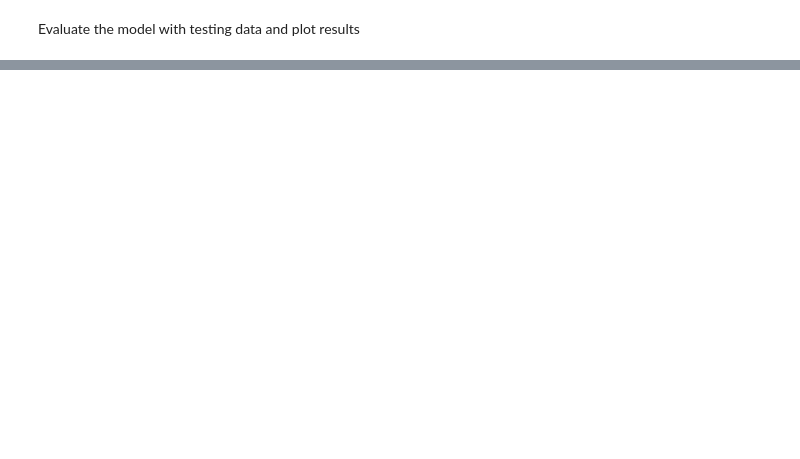
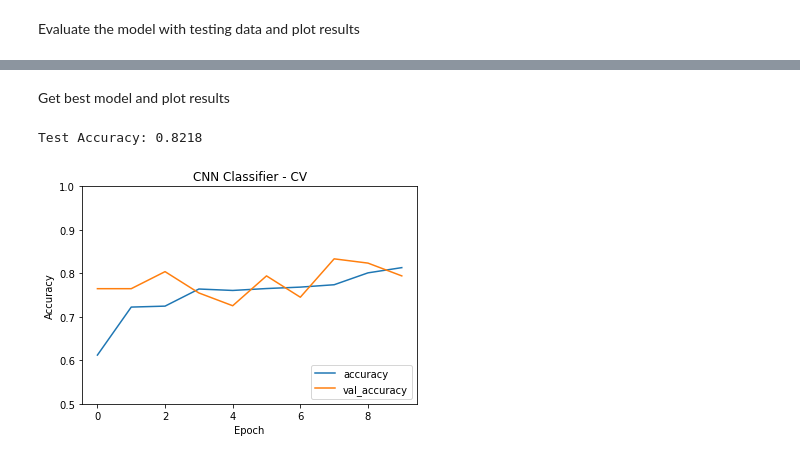
Before and after one commit to gdosulli/CS254_COVID, a Jupyter notebook: GOBT_CS254_MLCOVID.ipynb, the cells around one changed output, grey strips where cells are left out. Cells and saved outputs as stored; diff of their text form; code cells hidden in the pictures; blank space fills up the shorter version.

```diff
--- a/GOBT_CS254_MLCOVID.ipynb
+++ b/GOBT_CS254_MLCOVID.ipynb
@@ -420,0 +399,7 @@ Based on the results of the above models, we will now attempt to optimize our al
+# %%
+# split data into 10 folds
+folds = 10
+kfold = KFold(n_splits=folds)
+
+# shuffle initial data
+rimages, rtargets = shuffle(images, d['target'], random_state=0)
@@ -420,0 +531,22 @@ Based on the results of the above models, we will now attempt to optimize our al
+# %% [markdown]
+Get best model and plot results
+# %%
+# choose model with highest test accuracy
+best_model = results[0]
+best_acc = test_accuracies[0]
+for i in range(len(results) - 1):
+    if test_accuracies[i + 1] > test_accuracies[i]:
+        best_model = results[i+1]
+# %%
+plt.plot(best_model.history['accuracy'], label='accuracy')
+plt.plot(best_model.history['val_accuracy'], label = 'val_accuracy')
+plt.xlabel('Epoch')
+plt.ylabel('Accuracy')
+plt.title("CNN Classifier - CV")
+plt.ylim([0.5, 1])
+plt.legend(loc='lower right')
+
+print("Test Accuracy:", round(best_acc, 4))
+# %% [output]
+Test Accuracy: 0.8218
+[figure, added]
```
Also changed, not shown: parts of 33 cells of this notebook.
